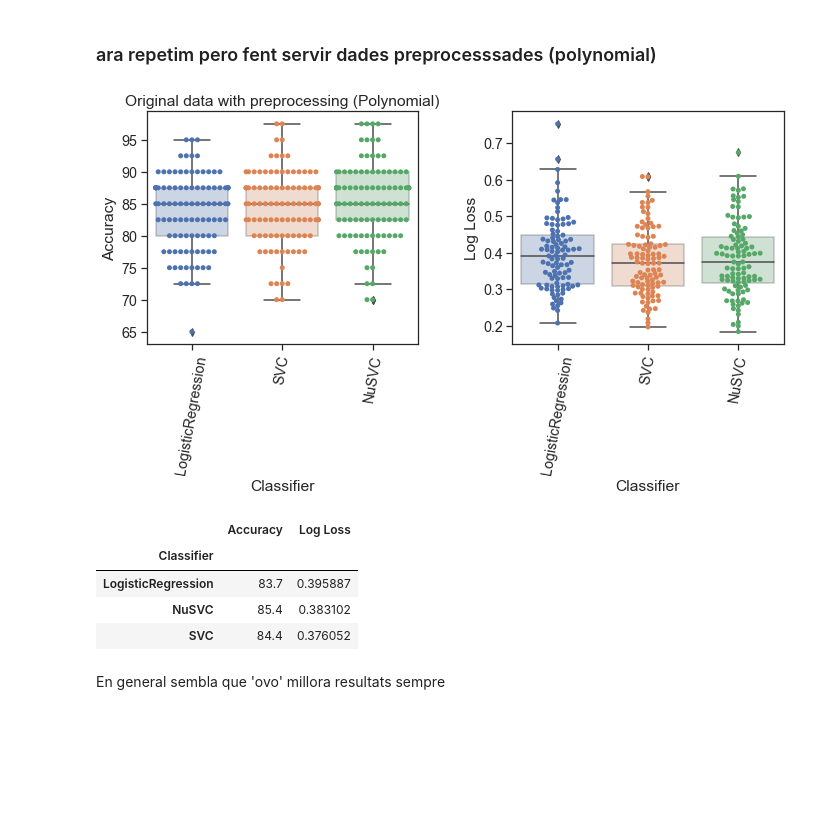
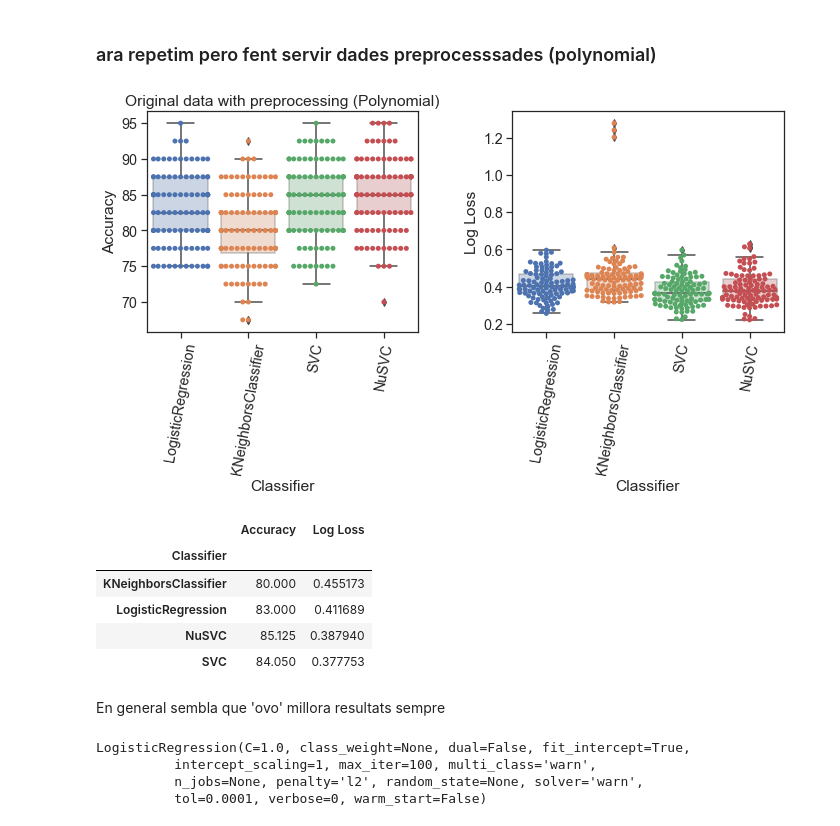
Before and after one commit to PCerralbo/Driven_Heart_Disease, a Jupyter notebook: Model_SVC_Submission4.ipynb, the cells around one changed output. Saved outputs shown, nothing was run; the diff lists cells and outputs as text; code cells hidden in the pictures; blank space fills up the shorter version.

```diff
--- a/Model_SVC_Submission4.ipynb
+++ b/Model_SVC_Submission4.ipynb
@@ -523,11 +524,12 @@ from sklearn.ensemble import RandomForestClassifier, AdaBoostClassifier, Gradien
 svm = LinearSVC()
 
 classifiers = [
-    LogisticRegression(C=.2,penalty='l1'),
-    #KNeighborsClassifier(20),
+    LogisticRegression(C=.2,penalty='l1',tol=0.00001, solver='saga'),
+    KNeighborsClassifier(15),
     #CalibratedClassifierCV(svm),
     SVC(probability=True, gamma='scale',decision_function_shape='ovo'),
     NuSVC(probability=True),
+    #GaussianNB()
     #AdaBoostClassifier(),
     #GradientBoostingClassifier(),
 ]
@@ -547,41 +549,50 @@ for i in range (100):
         train_predictions = clf.predict(xx_test)
         acc = accuracy_score(yy_test, train_predictions)
 
         train_predictions = clf.predict_proba(xx_test)
         ll = log_loss(yy_test, train_predictions)
 
         log_entry = pd.DataFrame([[name, acc*100, ll]], columns=log_cols)
         log = log.append(log_entry)
 
 
 
 plt.figure(figsize=(10,6))
 plt.subplot(1,2,1)
 sns.boxplot(y=log['Accuracy'],x=log['Classifier'],  boxprops=dict(alpha=.3))
 sns.swarmplot(y=log['Accuracy'],x=log['Classifier'])
 plt.xticks(rotation=80)
 plt.title('Original data with preprocessing (Polynomial)')
 
 
 plt.subplot(1,2,2)
 sns.boxplot(y=log['Log Loss'],x=log['Classifier'],  boxprops=dict(alpha=.3))
 sns.swarmplot(y=log['Log Loss'],x=log['Classifier'])
 plt.xticks(rotation=80)
 
 plt.tight_layout()
 plt.show()
 
 
 log.groupby('Classifier').mean()
 # %% [output]
-[figure, old version]
+[figure, new version]
 |  | Accuracy | Log Loss |
 | Classifier |  |  |
-| LogisticRegression | 83.7 | 0.395887 |
-| NuSVC | 85.4 | 0.383102 |
-| SVC | 84.4 | 0.376052 |
+| KNeighborsClassifier | 80.000 | 0.455173 |
+| LogisticRegression | 83.000 | 0.411689 |
+| NuSVC | 85.125 | 0.387940 |
+| SVC | 84.050 | 0.377753 |
 # %% [markdown]
 En general sembla que 'ovo' millora resultats sempre
+# %%
+clf = LogisticRegression()
+clf
+# %% [output]
+LogisticRegression(C=1.0, class_weight=None, dual=False, fit_intercept=True,
+          intercept_scaling=1, max_iter=100, multi_class='warn',
+          n_jobs=None, penalty='l2', random_state=None, solver='warn',
+          tol=0.0001, verbose=0, warm_start=False)
 # %%
 clf = SVC(probability=True)
 clf.fit(X3_train, y_train)
```
Also changed, not shown: parts of 2 cells of this notebook.
